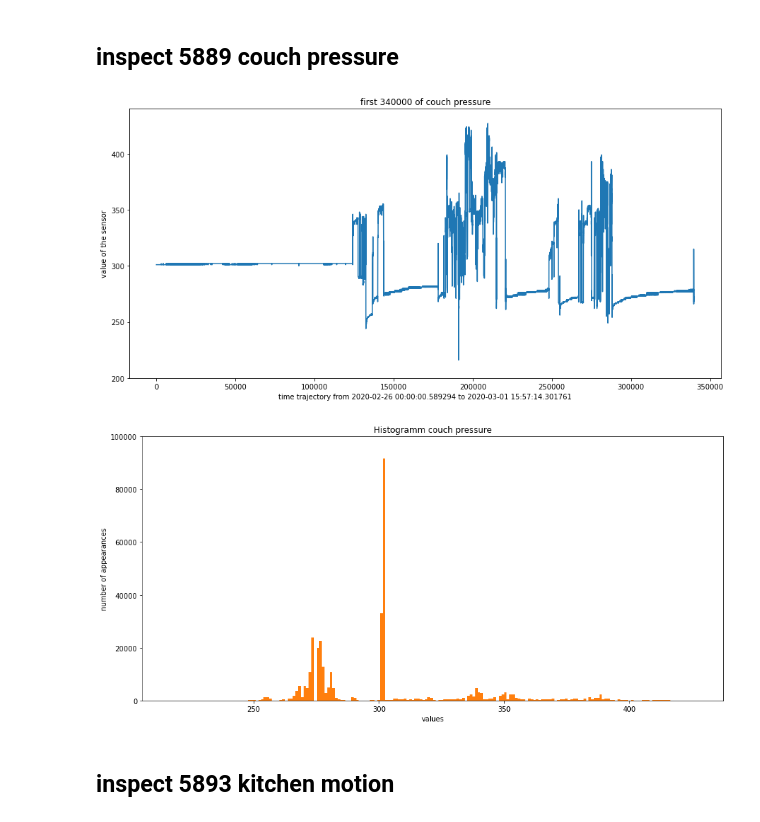
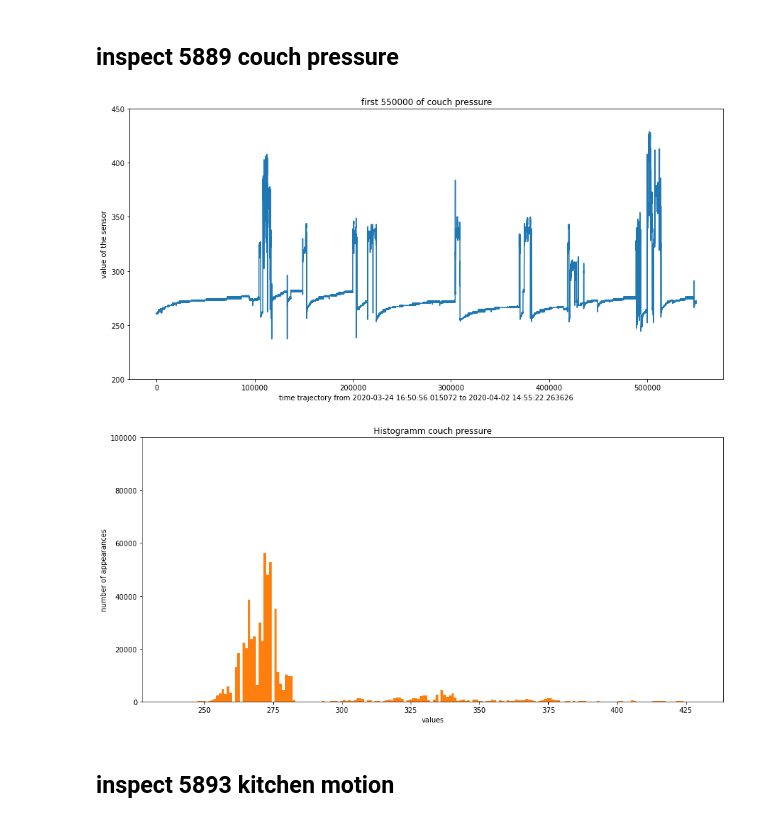
Before and after one commit to dsohumra/SmartHomeAssistant_HMISeminar, a Jupyter notebook: multi_float_inspect_sensor.ipynb, the cells around one changed output. Drawn from its saved outputs; the diff is of its cells as text; code cells hidden in the pictures.

```diff
--- a/multi_float_inspect_sensor.ipynb
+++ b/multi_float_inspect_sensor.ipynb
@@ -5,8 +5,8 @@ import matplotlib.pyplot as plt
 import pandas as pd
 import numpy as np
 # %%
-multi_float = util.load_multi_data(3,10, "float")
-multi_int = util.load_multi_data(52,55, "int")
+#multi_float = util.load_multi_data(3,10, "float")
+multi_int = util.load_multi_data(52,99, "int")
 # %%
 multi_float['sensor_id'].value_counts()
 # %% [output]
@@ -116,13 +160,13 @@ df = util.hist_plot_multi(multi_int, 5896, "bed pressure", [0,50000])
 # %% [markdown]
 ## inspect 5889 couch pressure
 # %%
-df = util.line_plot_multi(multi_int, 5889, "couch pressure", 340000, [200,440])
+df = util.line_plot_multi(multi_int, 5889, "couch pressure", 550000, [200,450])
 # %% [output]
-[figure, old version]
+[figure, new version]
 # %%
 df = util.hist_plot_multi(multi_int, 5889, "couch pressure", [0,100000])
 # %% [output]
-[figure, old version]
+[figure, new version]
 # %% [markdown]
 ## inspect 5893 kitchen motion
 # %%
```
Also changed, not shown: parts of 30 cells of this notebook.
